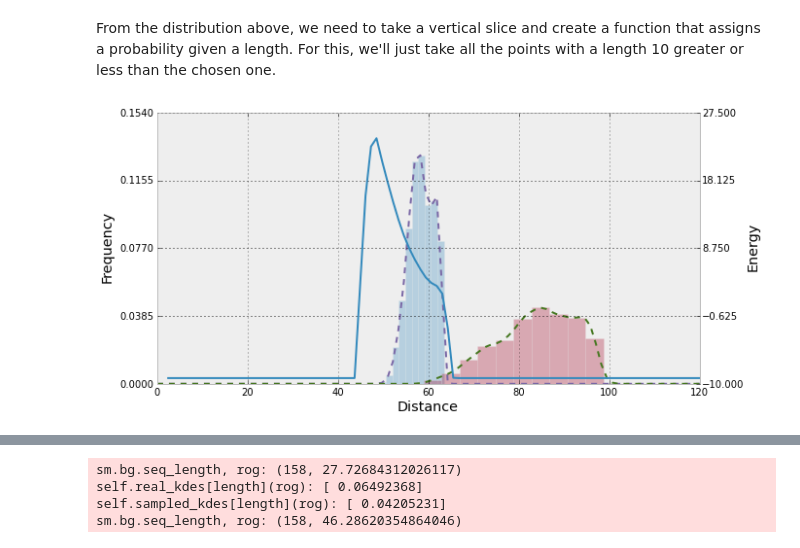
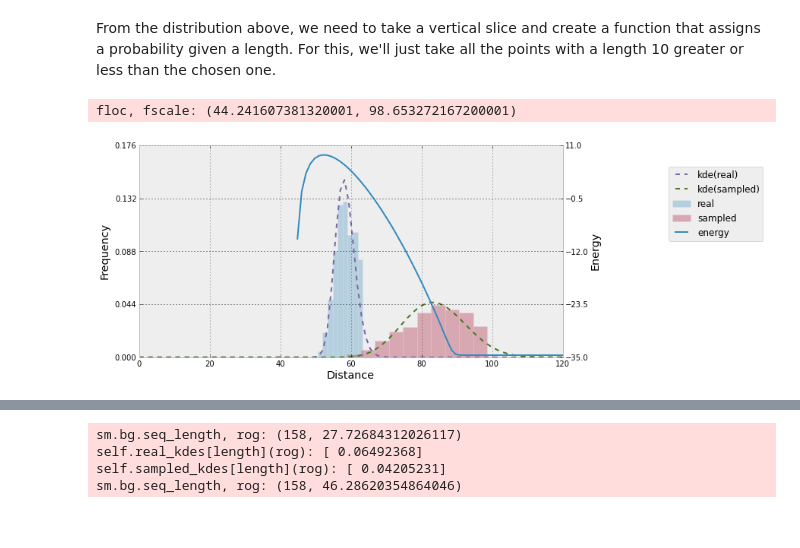
Before and after one commit to ViennaRNA/ernwin, a Jupyter notebook: ipy_notebook_ernwin.ipynb, the cells around one changed output, grey strips where cells are left out. Cells and saved outputs as stored; diff of their text form; code cells hidden in the pictures.

```diff
--- a/ipy_notebook_ernwin.ipynb
+++ b/ipy_notebook_ernwin.ipynb
@@ -216,16 +216,18 @@ def plot_real_vs_sampled(real_dists, sampled_dists, xlim=[0,40], pseudocount=0.1
     ks = ss.gaussian_kde(sampled_dists)
 
 
-    '''
-    floc = min(list(real_dists) + list(sampled_dists))
+
+    floc = 0.9 * min(list(real_dists) + list(sampled_dists))
     fscale = max(list(real_dists) + list(sampled_dists))
+
+    cud.pv('floc, fscale')
 
     f = ss.beta.fit(sampled_dists, floc=floc, fscale=fscale)
     ks = lambda x: ss.beta.pdf(x, f[0], f[1], f[2], f[3])
 
     f1 = ss.beta.fit(real_dists, floc=floc, fscale=fscale)
     kr = lambda x: ss.beta.pdf(x, f1[0], f1[1], f1[2], f1[3])
-    '''
+
 
     p1 = ax1.plot(xs, kr(xs), label='kde(real)', ls='--')
     p2 = ax1.plot(xs, ks(xs), label='kde(sampled)', ls='--')
@@ -363,13 +361,3 @@ data1 = np.genfromtxt(op.expanduser('~/projects/ernwin/fess/stats/subgraph_radiu
-# %%
-def get_coords(cg):
-    '''
-    Return a list of all the coordinates in this structure.
-    '''
-    coords = []
-    for s in cg.sorted_stem_iterator():
-        coords += [cg.coords[s][0]]
-        coords += [cg.coords[s][1]]
-    return coords
 # %%
 import forgi.threedee.utilities.rmsd as ftur
 
@@ -405,38 +399,39 @@ From the distribution above, we need to take a vertical slice and create a funct
 # %%
 n=150
 
-def plot_probs(cg, pseudocount=0.001):
+def plot_probs(cg, data, data1, pseudocount=0.001):
     (n, rog) = length_and_rog(cg)
 
     percent = 0.6
 
     probabilities = data[np.logical_and(data[:,0] > (1 - percent) * n, data[:,0] < (1 + percent) * n)]
     probabilities1 = data1[np.logical_and(data1[:,0] > (1 - percent) * n, data1[:,0] < (1 + percent) * n)]
 
     plot_real_vs_sampled(probabilities[:,1], probabilities1[:,1], [0, 120], pseudocount=pseudocount)
 
     '''
     rkde = ss.gaussian_kde(probabilities[:,1])
     skde = ss.gaussian_kde(probabilities1[:,1])
 
     xs = np.linspace(10, 50, 100)
 
     ax.hist(probabilities[:,1], alpha=0.3, normed=True)
     ax.hist(probabilities1[:,1], alpha=0.3, normed=True)
 
     plot(xs, rkde(xs))
     plot(xs, skde(xs))
 
     ax.axvline(rog, color='r')
     '''
 
 structs = dict()
 structs["1y26"] = ftmc.CoarseGrainRNA(op.expanduser("~/doarse/1y26/temp.cg"))
 structs["1gid"] = ftmc.CoarseGrainRNA(op.expanduser("~/doarse/1gid/temp.cg"))
 structs["1jj2"] = ftmc.CoarseGrainRNA(op.expanduser("~/doarse/1jj2/temp.cg"))
 #structs["1fg0"] = ftmc.CoarseGrainRNA(op.expanduser("~/doarse/1fg0/temp.cg"))
 #structs["4erj"] = ftmc.CoarseGrainRNA(op.expanduser("~/doarse/4erj/temp.cg"))
 figsize(10, 5)
-plot_probs(structs["1jj2"], pseudocount=.0001)
+plot_probs(structs["1jj2"], data, data1, pseudocount=0.000000000000001)
 # %% [output]
+floc, fscale: (44.241607381320001, 98.653272167200001)
-[figure, old version]
+[figure, new version]
```
Also changed, not shown: parts of 5 cells of this notebook.
